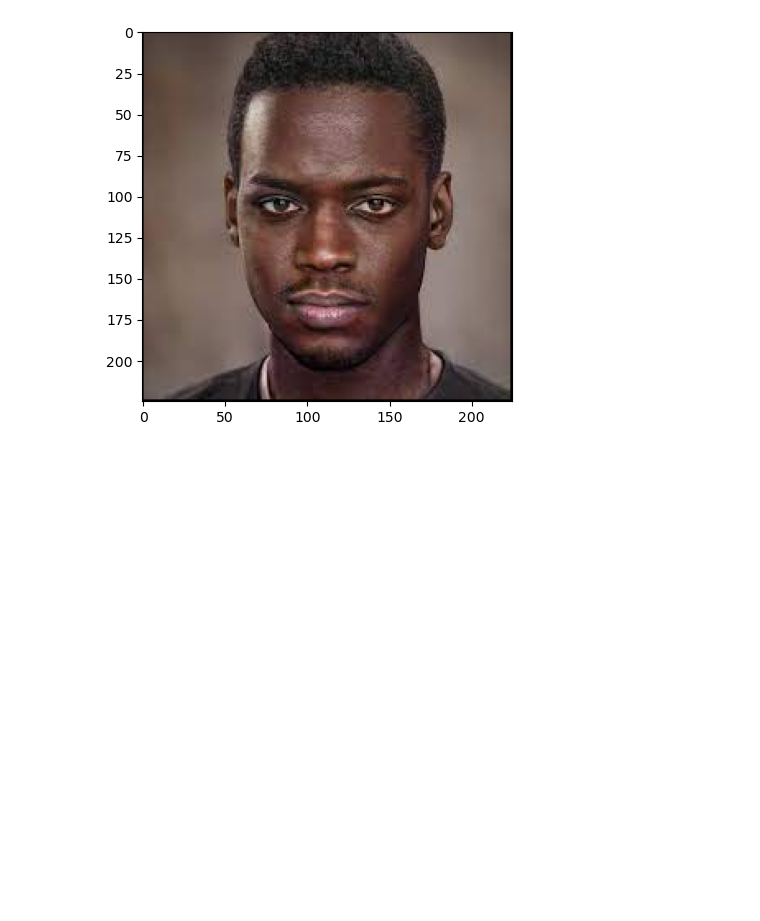
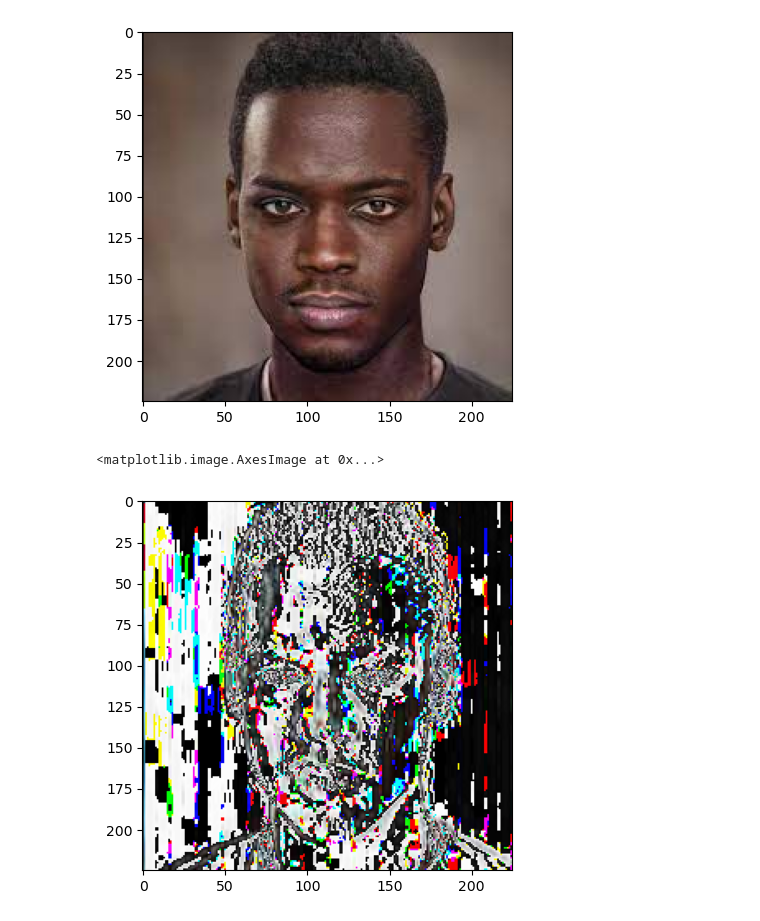
Before and after one commit to PouriaGolsorkhi/ImageProcessingProject, a Jupyter notebook: main.ipynb, the cells around one changed output. Saved outputs shown, nothing was run; the diff lists cells and outputs as text; code cells hidden in the pictures; blank space fills up the shorter version.

```diff
--- a/main.ipynb
+++ b/main.ipynb
@@ -24,11 +24,15 @@ print(faceDetectionContainer)
 import convolution_func_from_scratch as conv
 # %%
 identity_kernel = np.array([[0,0,0],[0,1,0], [0,0,0]])
+left_sobel = np.array([[1,0,-1],[2,0,-2],[1,0,-1]])
+blur_kernel = np.array([[1/16, 1/8 , 1/16], [1/16, 1/4, 1/16], [1/16, 1/8, 1/16]])
 # %%
 test_image = cv2.imread(f"{path}{images[3]}")
 test_image = cv2.cvtColor(test_image, cv2.COLOR_BGR2RGB)
 # %%
-new_img = conv.applyConvOnImage(test_image, identity_kernel)
+imgUnderIdentityKernel = conv.applyConvOnImage(test_image, identity_kernel)
+BluredImag = conv.applyConvOnImage(test_image, blur_kernel)
+leftSobeled = conv.applyConvOnImage(test_image, left_sobel)
 # %%
 plt.imshow(test_image)
 # %% [output]
@@ -39,3 +43,8 @@ plt.imshow(new_img)
 # %% [output]
 <matplotlib.image.AxesImage at 0x...>
 [figure]
+# %%
+plt.imshow(leftSobeled)
+# %% [output]
+<matplotlib.image.AxesImage at 0x...>
+[figure, added]
```
Also changed, not shown: parts of 2 cells of this notebook, 1 other file.
